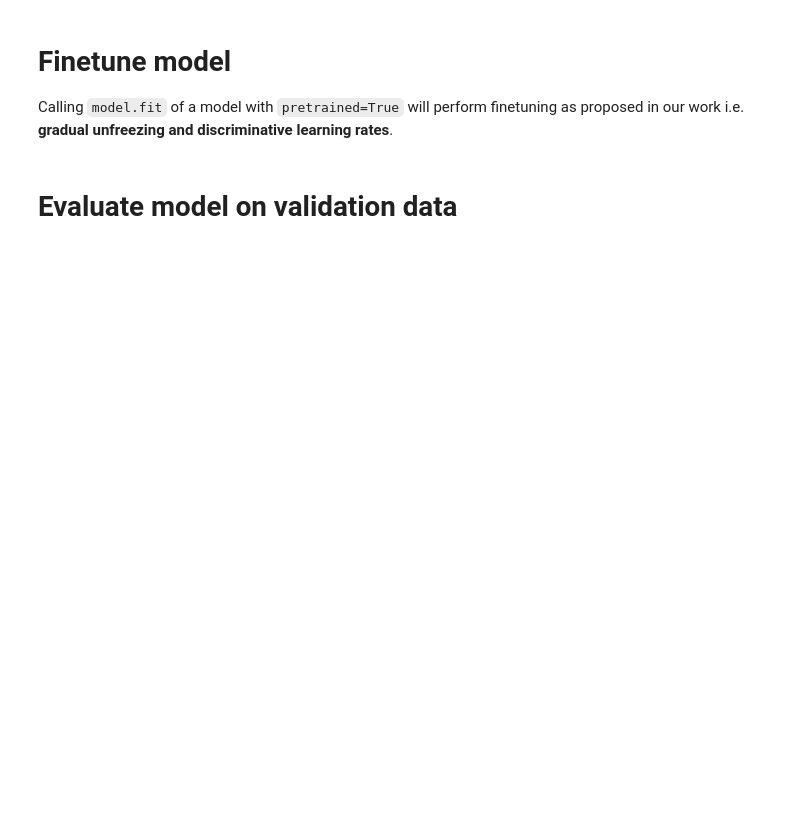
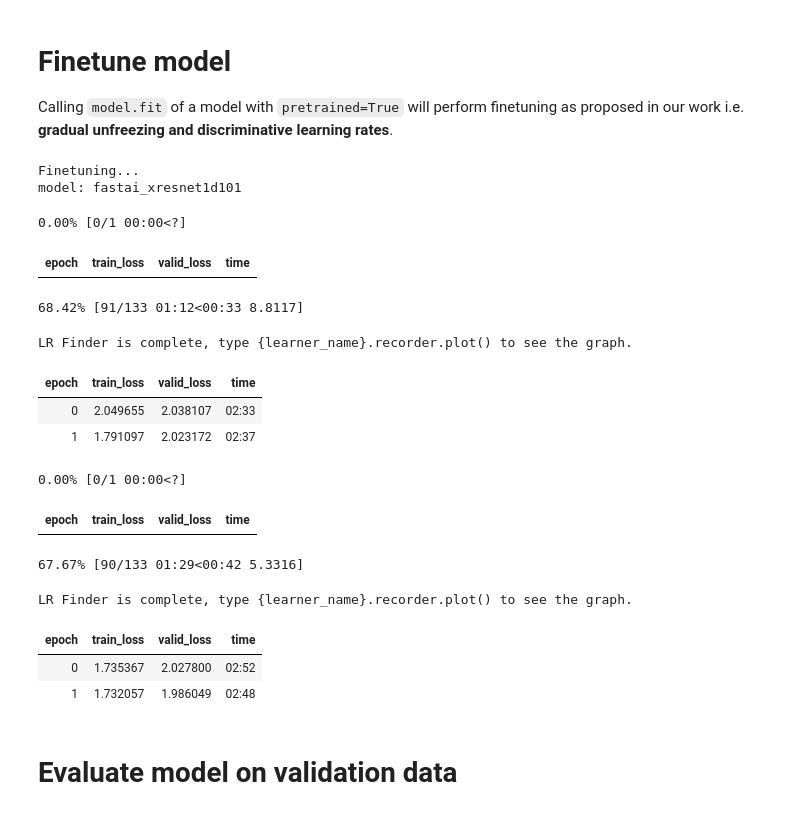
Before and after one commit to AliceKitchkin/ECG_Classification, a Jupyter notebook: ecg_benchmarking_repo/code/ecg_classification.ipynb, the cells around one changed output. Saved outputs shown, nothing was run; the diff lists cells and outputs as text; code cells hidden in the pictures; blank space fills up the shorter version.

```diff
--- a/ecg_benchmarking_repo/code/ecg_classification.ipynb
+++ b/ecg_benchmarking_repo/code/ecg_classification.ipynb
@@ -279,13 +347,13 @@ model = fastai_model(
     modelname,
     n_classes = num_classes, # <=== number of classes in the finetuning dataset
     freq = sampling_frequency,
-    outputfolder = pretrainedfolder,
+    outputfolder = outputfolder, # <=== output folder for the finetuning model
     input_shape = input_shape,
     loss = 'cross_entropy',
     pretrainedfolder = pretrainedfolder,
     n_classes_pretrained = n_classes_pretrained,
     pretrained = True,
-    epochs_finetuning = 0,
+    epochs_finetuning = 2,
 )
 # %%
 print("="*60)
@@ -337,7 +423,24 @@ else:
 
 Calling `model.fit` of a model with `pretrained=True` will perform finetuning as proposed in our work i.e. **gradual unfreezing and discriminative learning rates**.
 # %%
-#model.fit(X_train, y_train, X_val, y_val)
+model.fit(X_train, y_train, X_val, y_val)
+# %% [output]
+Finetuning...
+model: fastai_xresnet1d101
+0.00% [0/1 00:00<?]
+| epoch | train_loss | valid_loss | time |
+68.42% [91/133 01:12<00:33 8.8117]
+LR Finder is complete, type {learner_name}.recorder.plot() to see the graph.
+| epoch | train_loss | valid_loss | time |
+| 0 | 2.049655 | 2.038107 | 02:33 |
+| 1 | 1.791097 | 2.023172 | 02:37 |
+0.00% [0/1 00:00<?]
+| epoch | train_loss | valid_loss | time |
+67.67% [90/133 01:29<00:42 5.3316]
+LR Finder is complete, type {learner_name}.recorder.plot() to see the graph.
+| epoch | train_loss | valid_loss | time |
+| 0 | 1.735367 | 2.027800 | 02:52 |
+| 1 | 1.732057 | 1.986049 | 02:48 |
 # %% [markdown]
 # Evaluate model on validation data
 # %%
```
Also changed, not shown: parts of 11 cells of this notebook, 8 other files.
